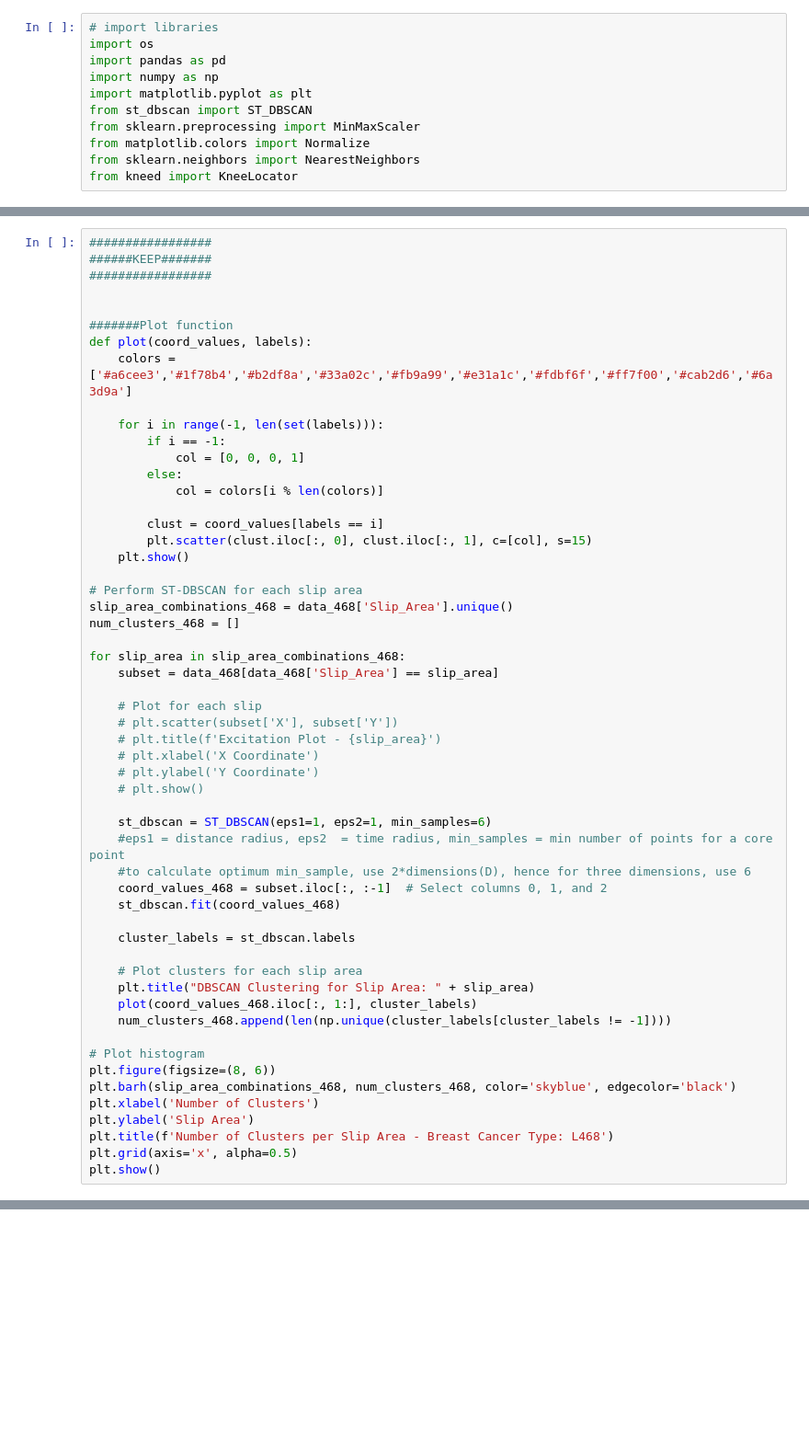
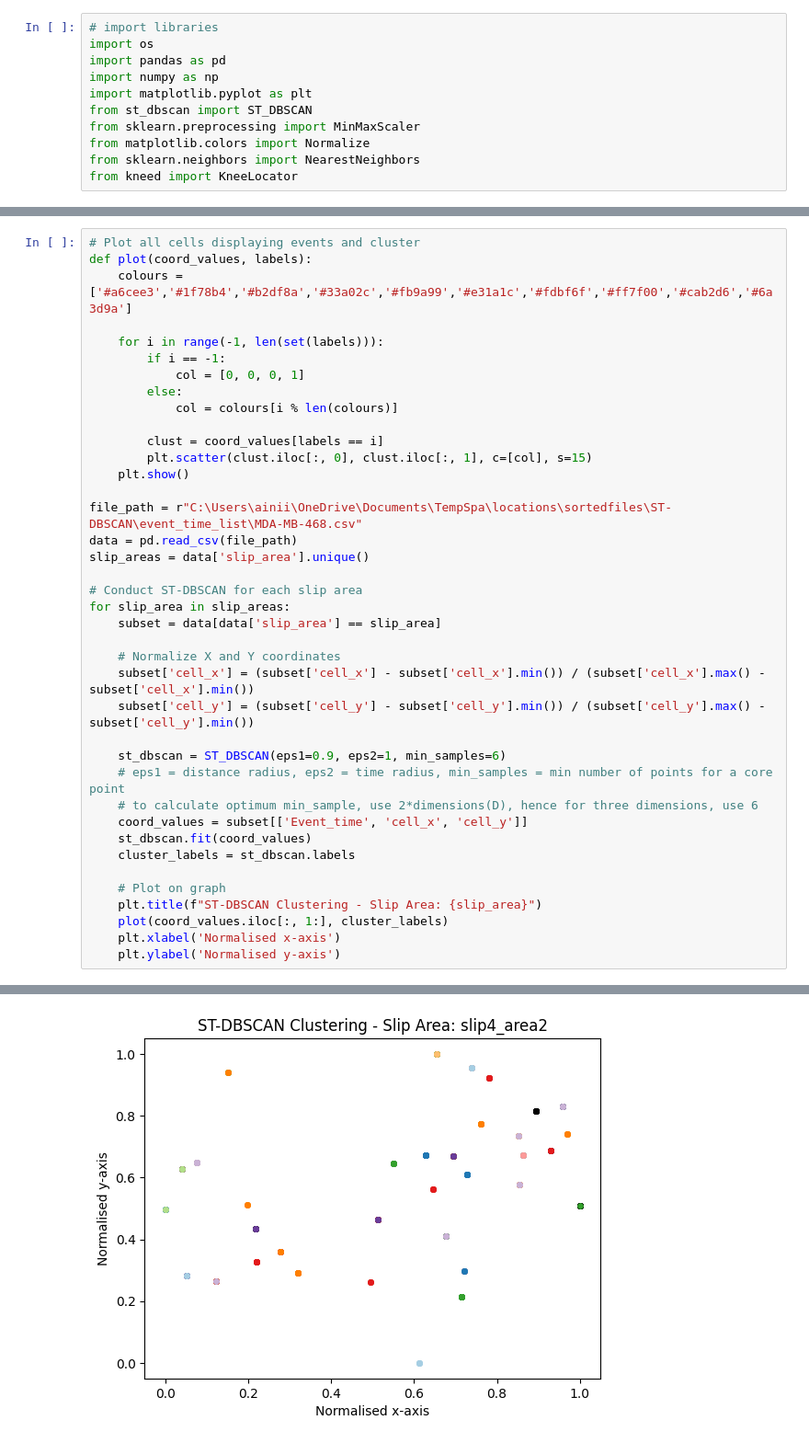
Before and after one commit to Breast-cancer-analysis/ST-DBSCAN, a Jupyter notebook: spatempanalysis.ipynb, the cells around one changed output, grey strips where cells are left out. Shown at 92% size. Drawn from its saved outputs; the diff is of its cells as text; blank space fills up the shorter version.

```diff
--- a/spatempanalysis.ipynb
+++ b/spatempanalysis.ipynb
@@ -339,55 +118,40 @@ num_clusters.append(num_clusters_for_eps1)
 # %%
-#################
-######KEEP#######
-#################
-
-
-#######Plot function
+# Plot all cells displaying events and cluster
 def plot(coord_values, labels):
-    colors = ['#a6cee3','#1f78b4','#b2df8a','#33a02c','#fb9a99','#e31a1c','#fdbf6f','#ff7f00','#cab2d6','#6a3d9a']
+    colours = ['#a6cee3','#1f78b4','#b2df8a','#33a02c','#fb9a99','#e31a1c','#fdbf6f','#ff7f00','#cab2d6','#6a3d9a']
 
     for i in range(-1, len(set(labels))):
         if i == -1:
             col = [0, 0, 0, 1]
         else:
-            col = colors[i % len(colors)]
+            col = colours[i % len(colours)]
 
         clust = coord_values[labels == i]
         plt.scatter(clust.iloc[:, 0], clust.iloc[:, 1], c=[col], s=15)
     plt.show()
 
-# Perform ST-DBSCAN for each slip area
-slip_area_combinations_468 = data_468['Slip_Area'].unique()
-num_clusters_468 = []
+file_path = r"C:\Users\ainii\OneDrive\Documents\TempSpa\locations\sortedfiles\ST-DBSCAN\event_time_list\MDA-MB-468.csv"
+data = pd.read_csv(file_path)
+slip_areas = data['slip_area'].unique()
 
-for slip_area in slip_area_combinations_468:
-    subset = data_468[data_468['Slip_Area'] == slip_area]
+# Conduct ST-DBSCAN for each slip area
+for slip_area in slip_areas:
+    subset = data[data['slip_area'] == slip_area]
 
-    # Plot for each slip
-    # plt.scatter(subset['X'], subset['Y'])
-    # plt.title(f'Excitation Plot - {slip_area}')
-    # plt.xlabel('X Coordinate')
-    # plt.ylabel('Y Coordinate')
-    # plt.show()
+    # Normalize X and Y coordinates
+    subset['cell_x'] = (subset['cell_x'] - subset['cell_x'].min()) / (subset['cell_x'].max() - subset['cell_x'].min())
+    subset['cell_y'] = (subset['cell_y'] - subset['cell_y'].min()) / (subset['cell_y'].max() - subset['cell_y'].min())
 
-    st_dbscan = ST_DBSCAN(eps1=1, eps2=1, min_samples=6)
-    #eps1 = distance radius, eps2  = time radius, min_samples = min number of points for a core point
-    #to calculate optimum min_sample, use 2*dimensions(D), hence for three dimensions, use 6
-    coord_values_468 = subset.iloc[:, :-1]  # Select columns 0, 1, and 2
-    st_dbscan.fit(coord_values_468)
-
+    st_dbscan = ST_DBSCAN(eps1=0.9, eps2=1, min_samples=6)
+    # eps1 = distance radius, eps2 = time radius, min_samples = min number of points for a core point
+    # to calculate optimum min_sample, use 2*dimensions(D), hence for three dimensions, use 6
+    coord_values = subset[['Event_time', 'cell_x', 'cell_y']]
+    st_dbscan.fit(coord_values)
     cluster_labels = st_dbscan.labels
 
-    # Plot clusters for each slip area
-    plt.title("DBSCAN Clustering for Slip Area: " + slip_area)
-    plot(coord_values_468.iloc[:, 1:], cluster_labels)
-    num_clusters_468.append(len(np.unique(cluster_labels[cluster_labels != -1])))
-
-# Plot histogram
-plt.figure(figsize=(8, 6))
-plt.barh(slip_area_combinations_468, num_clusters_468, color='skyblue', edgecolor='black')
-plt.xlabel('Number of Clusters')
-plt.ylabel('Slip Area')
-plt.title(f'Number of Clusters per Slip Area - Breast Cancer Type: L468')
-plt.grid(axis='x', alpha=0.5)
-plt.show()
+    # Plot on graph
+    plt.title(f"ST-DBSCAN Clustering - Slip Area: {slip_area}")
+    plot(coord_values.iloc[:, 1:], cluster_labels)
+    plt.xlabel('Normalised x-axis')
+    plt.ylabel('Normalised y-axis')
+# %% [output]
@@ -393,0 +204 @@ plt.show()
+[figure, added]
```
Also changed, not shown: parts of 10 cells of this notebook, 29 other files.
